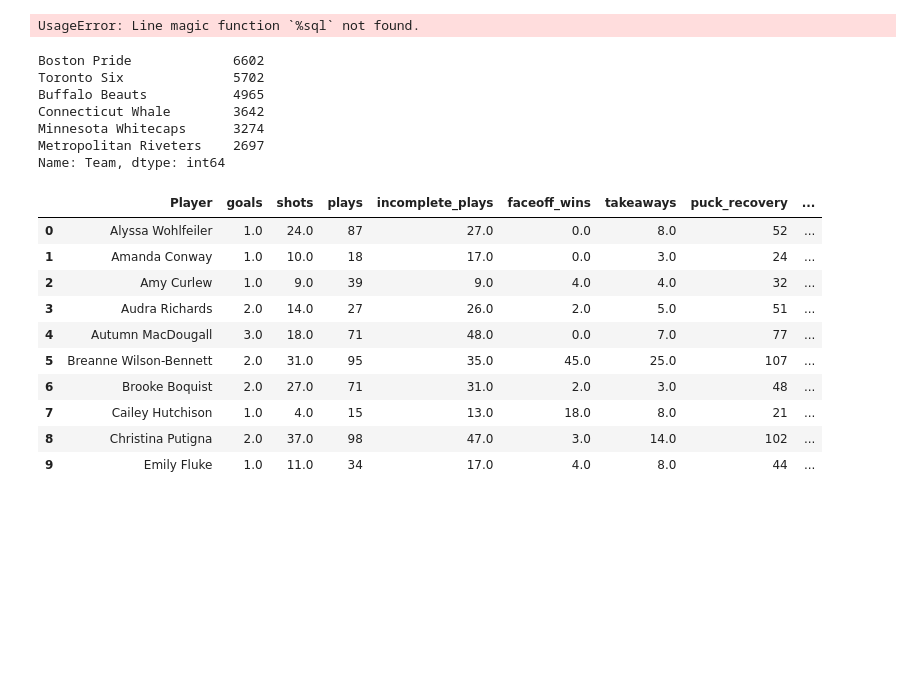
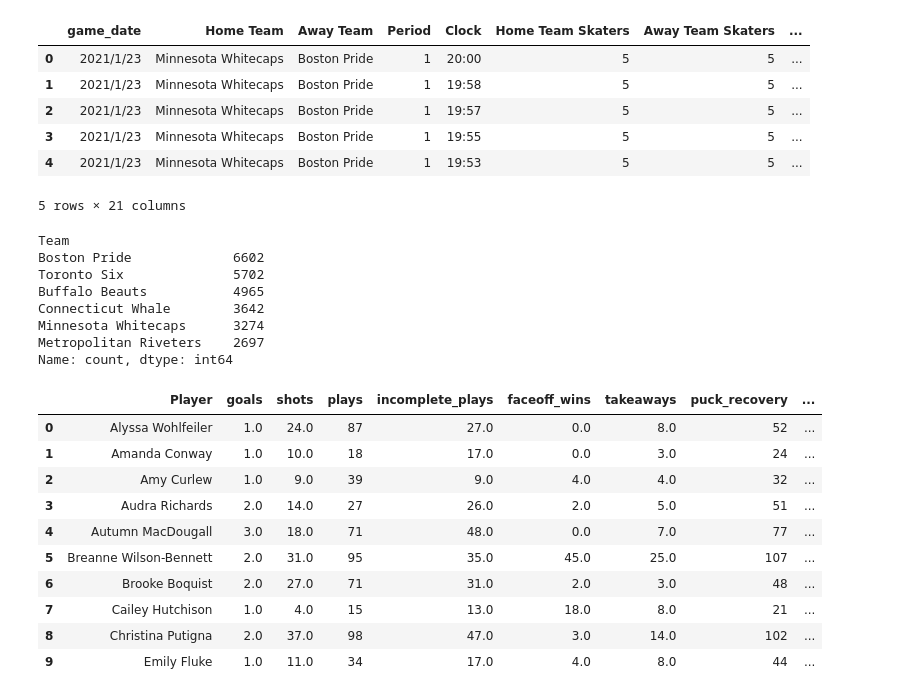
Before and after one commit to Nicole-Tu97/Datathon_Bronze_Winner, a Jupyter notebook: src/Datathon_analysis.ipynb, the cells around one changed output. Saved outputs shown, nothing was run; the diff lists cells and outputs as text; code cells hidden in the pictures; blank space fills up the shorter version.

```diff
--- a/src/Datathon_analysis.ipynb
+++ b/src/Datathon_analysis.ipynb
@@ -5,27 +1,31 @@
 # %%
 import pandas as pd
 import numpy as np
 
 #read csv file into a dataframe called all_data
-all_data=pd.read_csv("Rotman MMA Summer Datathon NWHL.csv")
-
-# create a table of my_data in MySQL database
-%sql DROP TABLE all_data
-%sql --persist all_data
+all_data=pd.read_csv("../data/raw/Datathon_Data.csv")
+all_data.head()
 # %% [output]
+|  | game_date | Home Team | Away Team | Period | Clock | Home Team Skaters | Away Team Skaters | ... |
+| 0 | 2021/1/23 | Minnesota Whitecaps | Boston Pride | 1 | 20:00 | 5 | 5 | ... |
+| 1 | 2021/1/23 | Minnesota Whitecaps | Boston Pride | 1 | 19:58 | 5 | 5 | ... |
+| 2 | 2021/1/23 | Minnesota Whitecaps | Boston Pride | 1 | 19:57 | 5 | 5 | ... |
+| 3 | 2021/1/23 | Minnesota Whitecaps | Boston Pride | 1 | 19:55 | 5 | 5 | ... |
+| 4 | 2021/1/23 | Minnesota Whitecaps | Boston Pride | 1 | 19:53 | 5 | 5 | ... |
-UsageError: Line magic function `%sql` not found.
+5 rows × 21 columns
 # %%
 # overview of number of teams in the competition
 teams=all_data['Team'].value_counts()
 teams
 # %% [output]
+Team
 Boston Pride             6602
 Toronto Six              5702
 Buffalo Beauts           4965
 Connecticut Whale        3642
 Minnesota Whitecaps      3274
 Metropolitan Riveters    2697
-Name: Team, dtype: int64
+Name: count, dtype: int64
 # %%
 #Create a table all_players summarizing each player's participation in interested events
 goal=all_data[all_data['Event']=='Goal'].groupby('Player').count()[['Event']]
```
Also changed, not shown: parts of 4 cells of this notebook, 5 other files.
